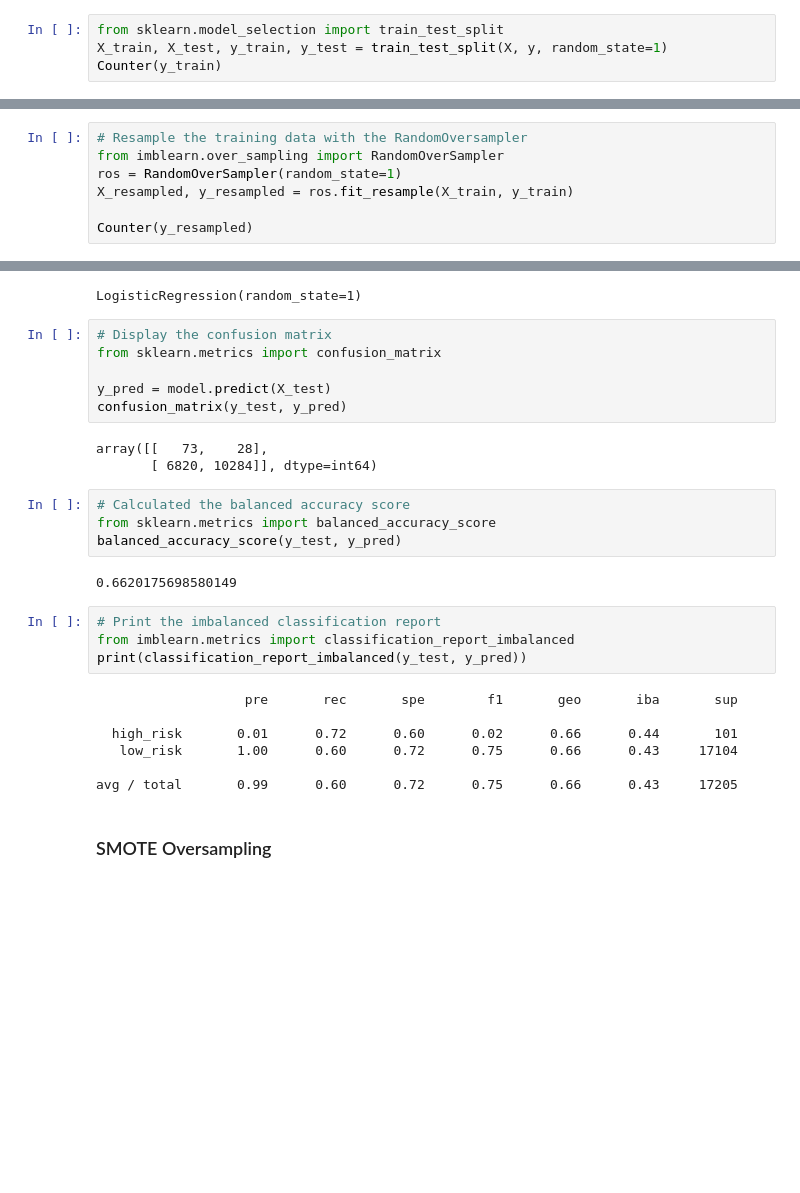
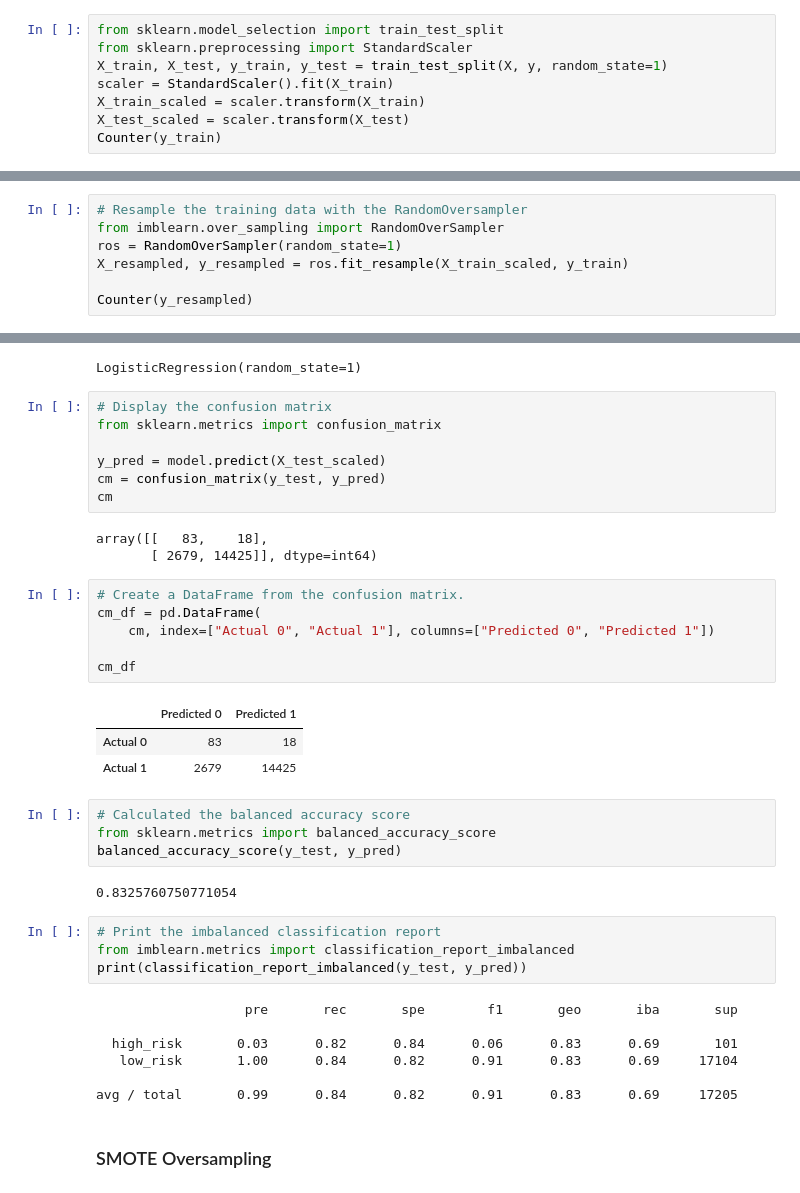
Before and after one commit to HartChrisT/Credit_Risk_Analysis, a Jupyter notebook: credit_risk_resampling.ipynb, the cells around one changed output, grey strips where cells are left out. Cells and saved outputs as stored; diff of their text form; blank space fills up the shorter version.

Commit message:
added scalers to del 1&2, added resource images for results

```diff
--- a/credit_risk_resampling.ipynb
+++ b/credit_risk_resampling.ipynb
@@ -160,7 +142,11 @@ high_risk      347
 Name: loan_status, dtype: int64
 # %%
 from sklearn.model_selection import train_test_split
+from sklearn.preprocessing import StandardScaler
 X_train, X_test, y_train, y_test = train_test_split(X, y, random_state=1)
+scaler = StandardScaler().fit(X_train)
+X_train_scaled = scaler.transform(X_train)
+X_test_scaled = scaler.transform(X_test)
 Counter(y_train)
 # %% [output]
 Counter({'low_risk': 51366, 'high_risk': 246})
@@ -182,7 +168,7 @@ Note: Use a random state of 1 for each sampling algorithm to ensure consistency
 # Resample the training data with the RandomOversampler
 from imblearn.over_sampling import RandomOverSampler
 ros = RandomOverSampler(random_state=1)
-X_resampled, y_resampled = ros.fit_resample(X_train, y_train)
+X_resampled, y_resampled = ros.fit_resample(X_train_scaled, y_train)
 
 Counter(y_resampled)
 # %% [output]
@@ -200,17 +186,28 @@ LogisticRegression(random_state=1)
 # Display the confusion matrix
 from sklearn.metrics import confusion_matrix
 
-y_pred = model.predict(X_test)
-confusion_matrix(y_test, y_pred)
+y_pred = model.predict(X_test_scaled)
+cm = confusion_matrix(y_test, y_pred)
+cm
 # %% [output]
-array([[   73,    28],
-       [ 6820, 10284]], dtype=int64)
+array([[   83,    18],
+       [ 2679, 14425]], dtype=int64)
+# %%
+# Create a DataFrame from the confusion matrix.
+cm_df = pd.DataFrame(
+    cm, index=["Actual 0", "Actual 1"], columns=["Predicted 0", "Predicted 1"])
+
+cm_df
+# %% [output]
+|  | Predicted 0 | Predicted 1 |
+| Actual 0 | 83 | 18 |
+| Actual 1 | 2679 | 14425 |
 # %%
 # Calculated the balanced accuracy score
 from sklearn.metrics import balanced_accuracy_score
 balanced_accuracy_score(y_test, y_pred)
 # %% [output]
-0.6620175698580149
+0.8325760750771054
 # %%
 # Print the imbalanced classification report
 from imblearn.metrics import classification_report_imbalanced
@@ -218,10 +215,10 @@ print(classification_report_imbalanced(y_test, y_pred))
 # %% [output]
                    pre       rec       spe        f1       geo       iba       sup
 
-  high_risk       0.01      0.72      0.60      0.02      0.66      0.44       101
-   low_risk       1.00      0.60      0.72      0.75      0.66      0.43     17104
+  high_risk       0.03      0.82      0.84      0.06      0.83      0.69       101
+   low_risk       1.00      0.84      0.82      0.91      0.83      0.69     17104
 
-avg / total       0.99      0.60      0.72      0.75      0.66      0.43     17205
+avg / total       0.99      0.84      0.82      0.91      0.83      0.69     17205
 # %% [markdown]
 ### SMOTE Oversampling
 # %%
```
Also changed, not shown: parts of 19 cells of this notebook, 8 other files.
